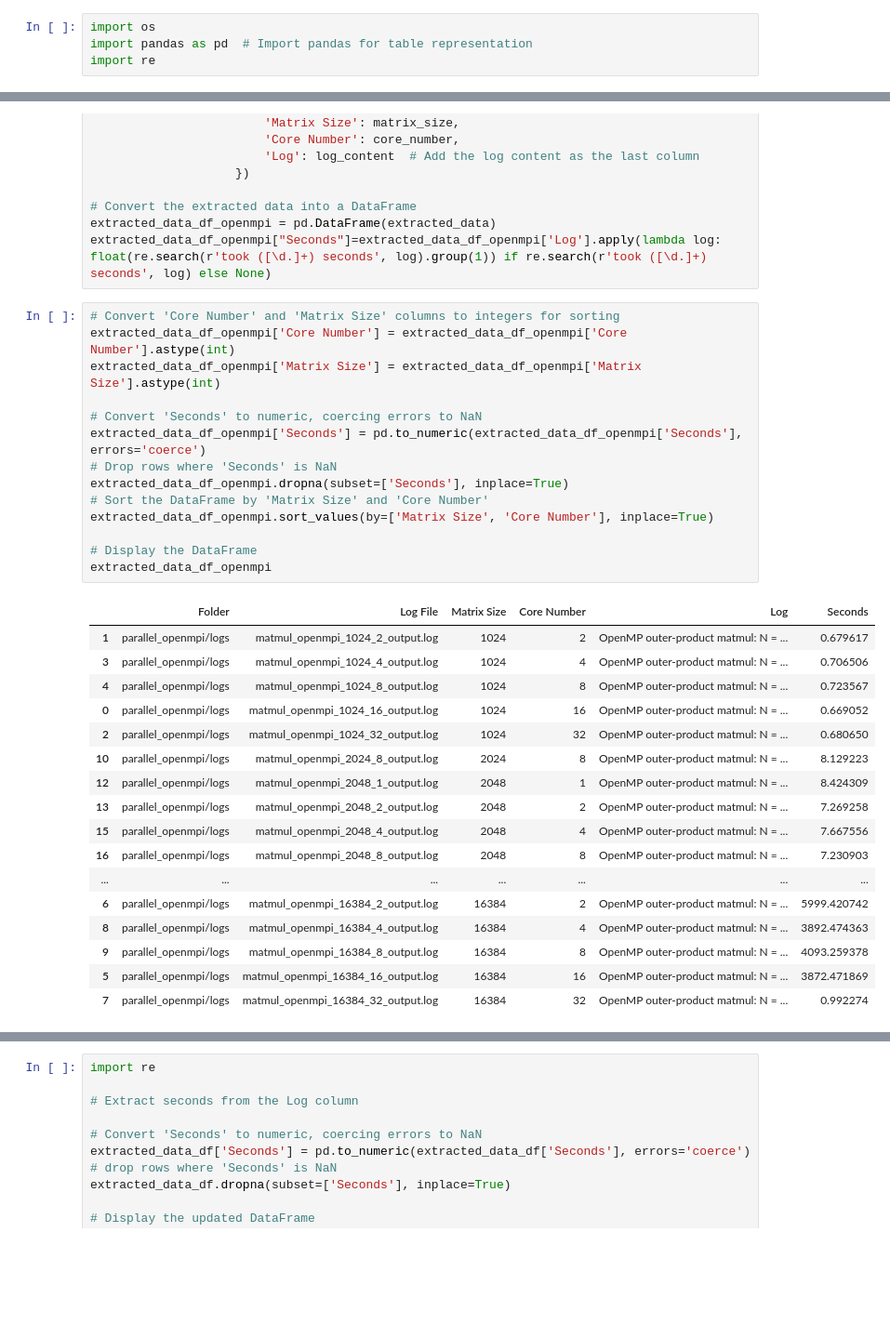
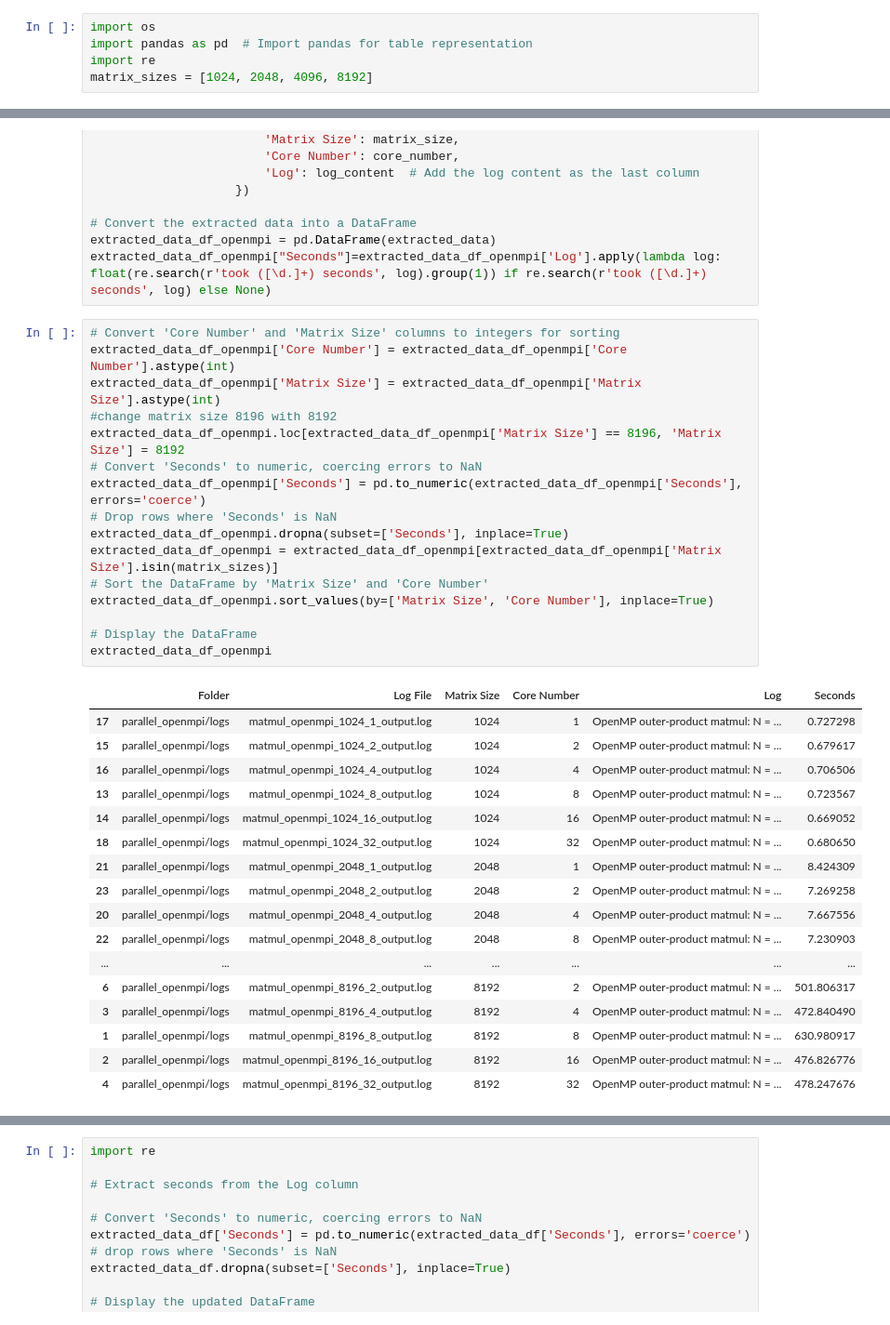
Before and after one commit to arbaazali872/HPC_uni_tn_2025, a Jupyter notebook: HPC_uni_tn_2025/visuals.ipynb, the cells around one changed output, grey strips where cells are left out. Shown at 93% size. Drawn from its saved outputs; the diff is of its cells as text; blank space fills up the shorter version.

```diff
--- a/HPC_uni_tn_2025/visuals.ipynb
+++ b/HPC_uni_tn_2025/visuals.ipynb
@@ -2,6 +27,7 @@
 import os
 import pandas as pd  # Import pandas for table representation
 import re
+matrix_sizes = [1024, 2048, 4096, 8192]
 # %%
 # Define the subfolders
 subfolders = ['parallel_mpi/logs'
@@ -123,35 +149,37 @@ extracted_data_df_openmpi["Seconds"]=extracted_data_df_openmpi['Log'].apply(lamb
 # %%
 # Convert 'Core Number' and 'Matrix Size' columns to integers for sorting
 extracted_data_df_openmpi['Core Number'] = extracted_data_df_openmpi['Core Number'].astype(int)
 extracted_data_df_openmpi['Matrix Size'] = extracted_data_df_openmpi['Matrix Size'].astype(int)
-
+#change matrix size 8196 with 8192
+extracted_data_df_openmpi.loc[extracted_data_df_openmpi['Matrix Size'] == 8196, 'Matrix Size'] = 8192
 # Convert 'Seconds' to numeric, coercing errors to NaN
 extracted_data_df_openmpi['Seconds'] = pd.to_numeric(extracted_data_df_openmpi['Seconds'], errors='coerce')
 # Drop rows where 'Seconds' is NaN
 extracted_data_df_openmpi.dropna(subset=['Seconds'], inplace=True)
+extracted_data_df_openmpi = extracted_data_df_openmpi[extracted_data_df_openmpi['Matrix Size'].isin(matrix_sizes)]
 # Sort the DataFrame by 'Matrix Size' and 'Core Number'
 extracted_data_df_openmpi.sort_values(by=['Matrix Size', 'Core Number'], inplace=True)
 
 # Display the DataFrame
 extracted_data_df_openmpi
 # %% [output]
 |  | Folder | Log File | Matrix Size | Core Number | Log | Seconds |
-| 1 | parallel_openmpi/logs | matmul_openmpi_1024_2_output.log | 1024 | 2 | OpenMP outer‐product matmul: N = ... | 0.679617 |
-| 3 | parallel_openmpi/logs | matmul_openmpi_1024_4_output.log | 1024 | 4 | OpenMP outer‐product matmul: N = ... | 0.706506 |
-| 4 | parallel_openmpi/logs | matmul_openmpi_1024_8_output.log | 1024 | 8 | OpenMP outer‐product matmul: N = ... | 0.723567 |
-| 0 | parallel_openmpi/logs | matmul_openmpi_1024_16_output.log | 1024 | 16 | OpenMP outer‐product matmul: N = ... | 0.669052 |
-| 2 | parallel_openmpi/logs | matmul_openmpi_1024_32_output.log | 1024 | 32 | OpenMP outer‐product matmul: N = ... | 0.680650 |
-| 10 | parallel_openmpi/logs | matmul_openmpi_2024_8_output.log | 2024 | 8 | OpenMP outer‐product matmul: N = ... | 8.129223 |
-| 12 | parallel_openmpi/logs | matmul_openmpi_2048_1_output.log | 2048 | 1 | OpenMP outer‐product matmul: N = ... | 8.424309 |
-| 13 | parallel_openmpi/logs | matmul_openmpi_2048_2_output.log | 2048 | 2 | OpenMP outer‐product matmul: N = ... | 7.269258 |
-| 15 | parallel_openmpi/logs | matmul_openmpi_2048_4_output.log | 2048 | 4 | OpenMP outer‐product matmul: N = ... | 7.667556 |
-| 16 | parallel_openmpi/logs | matmul_openmpi_2048_8_output.log | 2048 | 8 | OpenMP outer‐product matmul: N = ... | 7.230903 |
+| 17 | parallel_openmpi/logs | matmul_openmpi_1024_1_output.log | 1024 | 1 | OpenMP outer‐product matmul: N = ... | 0.727298 |
+| 15 | parallel_openmpi/logs | matmul_openmpi_1024_2_output.log | 1024 | 2 | OpenMP outer‐product matmul: N = ... | 0.679617 |
+| 16 | parallel_openmpi/logs | matmul_openmpi_1024_4_output.log | 1024 | 4 | OpenMP outer‐product matmul: N = ... | 0.706506 |
+| 13 | parallel_openmpi/logs | matmul_openmpi_1024_8_output.log | 1024 | 8 | OpenMP outer‐product matmul: N = ... | 0.723567 |
+| 14 | parallel_openmpi/logs | matmul_openmpi_1024_16_output.log | 1024 | 16 | OpenMP outer‐product matmul: N = ... | 0.669052 |
+| 18 | parallel_openmpi/logs | matmul_openmpi_1024_32_output.log | 1024 | 32 | OpenMP outer‐product matmul: N = ... | 0.680650 |
+| 21 | parallel_openmpi/logs | matmul_openmpi_2048_1_output.log | 2048 | 1 | OpenMP outer‐product matmul: N = ... | 8.424309 |
+| 23 | parallel_openmpi/logs | matmul_openmpi_2048_2_output.log | 2048 | 2 | OpenMP outer‐product matmul: N = ... | 7.269258 |
+| 20 | parallel_openmpi/logs | matmul_openmpi_2048_4_output.log | 2048 | 4 | OpenMP outer‐product matmul: N = ... | 7.667556 |
+| 22 | parallel_openmpi/logs | matmul_openmpi_2048_8_output.log | 2048 | 8 | OpenMP outer‐product matmul: N = ... | 7.230903 |
 | ... | ... | ... | ... | ... | ... | ... |
-| 6 | parallel_openmpi/logs | matmul_openmpi_16384_2_output.log | 16384 | 2 | OpenMP outer‐product matmul: N = ... | 5999.420742 |
-| 8 | parallel_openmpi/logs | matmul_openmpi_16384_4_output.log | 16384 | 4 | OpenMP outer‐product matmul: N = ... | 3892.474363 |
-| 9 | parallel_openmpi/logs | matmul_openmpi_16384_8_output.log | 16384 | 8 | OpenMP outer‐product matmul: N = ... | 4093.259378 |
-| 5 | parallel_openmpi/logs | matmul_openmpi_16384_16_output.log | 16384 | 16 | OpenMP outer‐product matmul: N = ... | 3872.471869 |
-| 7 | parallel_openmpi/logs | matmul_openmpi_16384_32_output.log | 16384 | 32 | OpenMP outer‐product matmul: N = ... | 0.992274 |
+| 6 | parallel_openmpi/logs | matmul_openmpi_8196_2_output.log | 8192 | 2 | OpenMP outer‐product matmul: N = ... | 501.806317 |
+| 3 | parallel_openmpi/logs | matmul_openmpi_8196_4_output.log | 8192 | 4 | OpenMP outer‐product matmul: N = ... | 472.840490 |
+| 1 | parallel_openmpi/logs | matmul_openmpi_8196_8_output.log | 8192 | 8 | OpenMP outer‐product matmul: N = ... | 630.980917 |
+| 2 | parallel_openmpi/logs | matmul_openmpi_8196_16_output.log | 8192 | 16 | OpenMP outer‐product matmul: N = ... | 476.826776 |
+| 4 | parallel_openmpi/logs | matmul_openmpi_8196_32_output.log | 8192 | 32 | OpenMP outer‐product matmul: N = ... | 478.247676 |
 # %%
 import os
 import pandas as pd  # Import pandas for table representation
```
Also changed, not shown: parts of 13 cells of this notebook.
